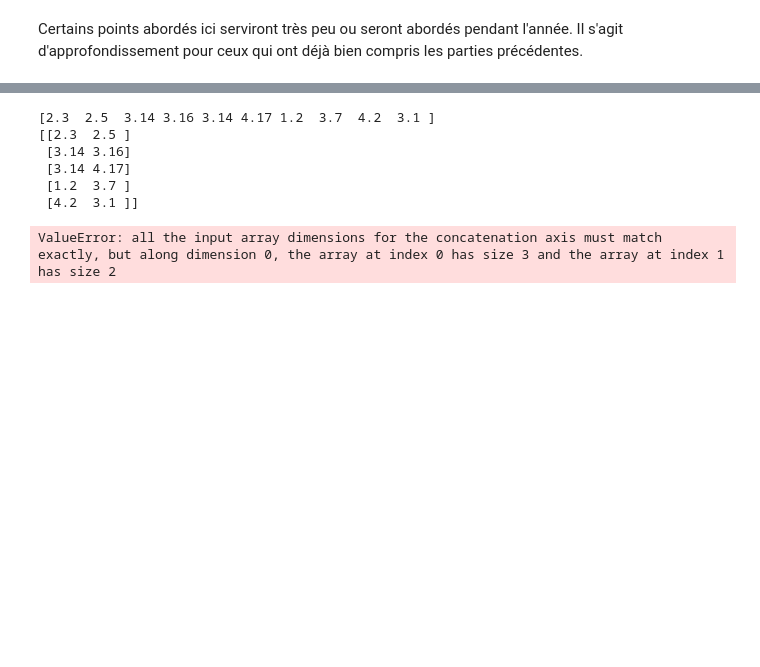
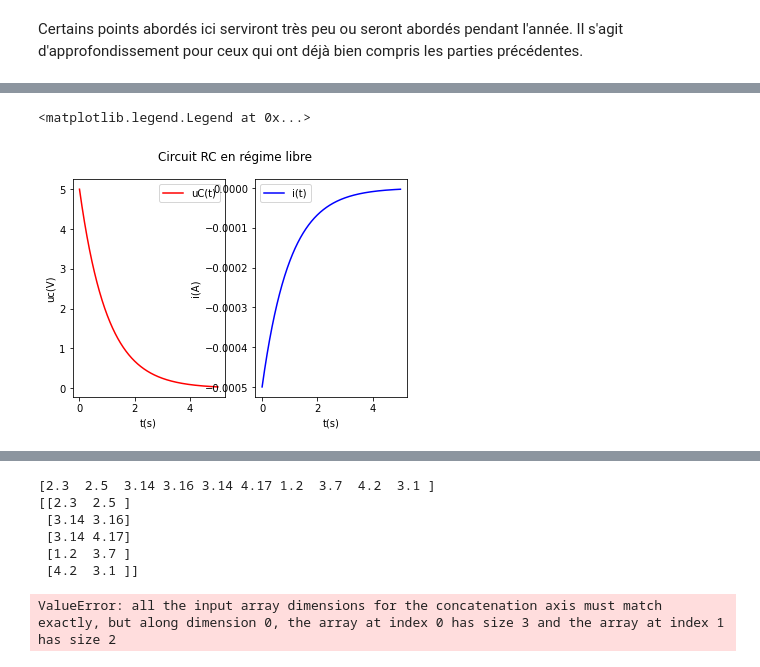
Before and after one commit to pcsi3physiquestan/intro_python, a Jupyter notebook: _sources/notebook/plus_loin.ipynb, the cells around one changed output, grey strips where cells are left out. Saved outputs shown, nothing was run; the diff lists cells and outputs as text; code cells hidden in the pictures; blank space fills up the shorter version.

```diff
--- a/_sources/notebook/plus_loin.ipynb
+++ b/_sources/notebook/plus_loin.ipynb
@@ -6,0 +52,37 @@ import matplotlib.pyplot as plt
+# %%
+"""Exemple de tracé : sur une seule ligne.
+On trace l'évolution temporelle de la tension aux bornes d'un condensateur et de l'intensité qui le traverse dans deux axes différents.
+"""
+
+import matplotlib.pyplot as plt
+import numpy as np
+
+
+tau = 1  # Constante de temps
+U0 = 5  # Tension initiale
+C = 1e-4  # Condensateur
+
+t = np.linspace(0, 5 * tau, 1000)  # On trace 1000 points sur 5 tau.
+uc = U0 * np.exp(-t / tau)  # Tension uC
+i = - C / tau * U0 * np.exp(-t / tau)  # Intensité
+
+f, ax = plt.subplots(1, 2)  # 1 ligne et 2 colonnes : ax est un vecteur
+
+f.suptitle("Circuit RC en régime libre")
+""" Tracé du premier graphique"""
+ax[0].set_xlabel("t(s)")  # Une seule ligne : ax donc un vecteur. Un seul indice suffit
+ax[0].set_ylabel("uc(V)")  # Une seule ligne : ax donc un vecteur. Un seul indice suffit
+
+ax[0].plot(t, uc, label='uC(t)', color='red')
+ax[0].legend()
+
+""" Tracé du second graphique"""
+ax[1].set_xlabel("t(s)")  # Une seule ligne : ax donc un vecteur. Un seul indice suffit
+ax[1].set_ylabel("i(A)")  # Une seule ligne : ax donc un vecteur. Un seul indice suffit
+
+ax[1].plot(t, i, label='i(t)', color='blue')
+
+ax[1].legend()
+# %% [output]
+<matplotlib.legend.Legend at 0x...>
+[figure, added]
```
Also changed, not shown: parts of 12 cells of this notebook, 40 other files.
